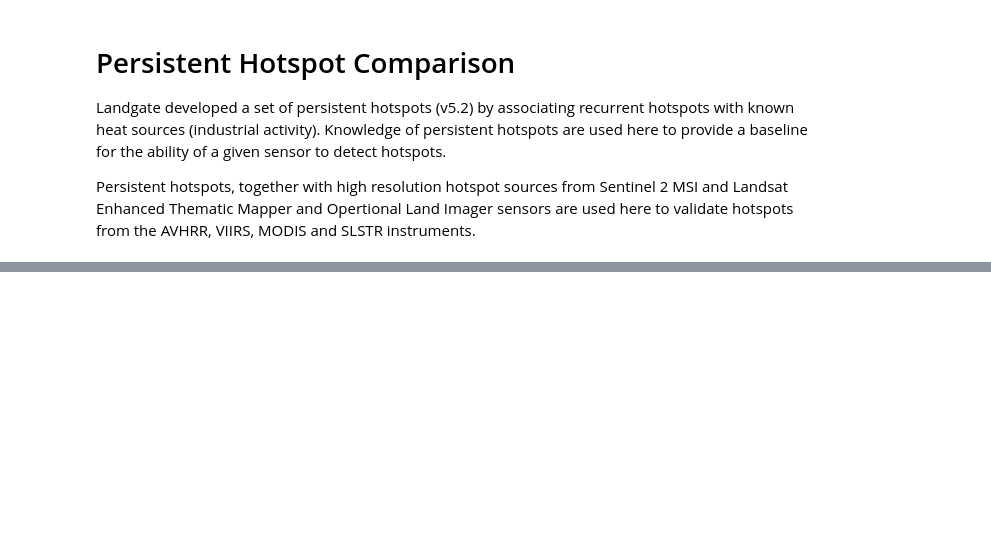
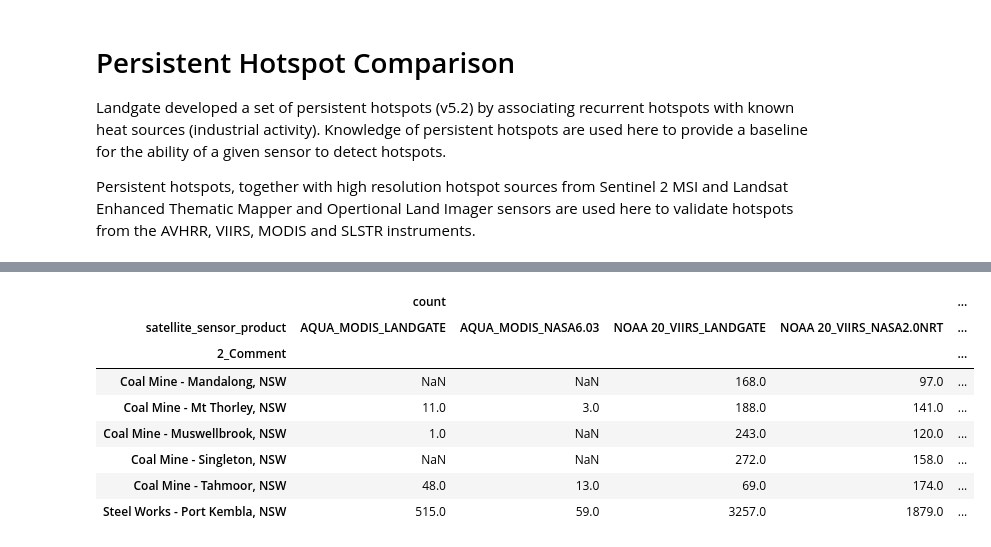
Before and after one commit to s3activefiresaustralia/s3vtdata, a Jupyter notebook: examples/persistent_hotspots_comparison.ipynb, the cells around one changed output, grey strips where cells are left out. Cells and saved outputs as stored; diff of their text form; code cells hidden in the pictures; blank space fills up the shorter version.

```diff
--- a/examples/persistent_hotspots_comparison.ipynb
+++ b/examples/persistent_hotspots_comparison.ipynb
@@ -62,0 +174,21 @@ persistent_hotspots_nearest_df = util.cdknearest(hotspots_gdf, persistent_hotspo
+# %%
+persistentcount_5000 = util.pandas_pivot_table(
+    dd_persistent_hotspots_nearest_df[dd_persistent_hotspots_nearest_df['dist_m'] < 5000],
+    index=["2_Comment"],
+    columns=["satellite_sensor_product"],
+    values=["count"],
+    aggfunc={"count": np.sum}
+
+)
+# %%
+persistentcount_5000
+# %% [output]
+|  | count |  |  |  | ... |
+| satellite_sensor_product | AQUA_MODIS_LANDGATE | AQUA_MODIS_NASA6.03 | NOAA 20_VIIRS_LANDGATE | NOAA 20_VIIRS_NASA2.0NRT | ... |
+| 2_Comment |  |  |  |  | ... |
+| Coal Mine - Mandalong, NSW | NaN | NaN | 168.0 | 97.0 | ... |
+| Coal Mine - Mt Thorley, NSW | 11.0 | 3.0 | 188.0 | 141.0 | ... |
+| Coal Mine - Muswellbrook, NSW | 1.0 | NaN | 243.0 | 120.0 | ... |
+| Coal Mine - Singleton, NSW | NaN | NaN | 272.0 | 158.0 | ... |
+| Coal Mine - Tahmoor, NSW | 48.0 | 13.0 | 69.0 | 174.0 | ... |
+| Steel Works - Port Kembla, NSW | 515.0 | 59.0 | 3257.0 | 1879.0 | ... |
```
Also changed, not shown: parts of 20 cells of this notebook.
